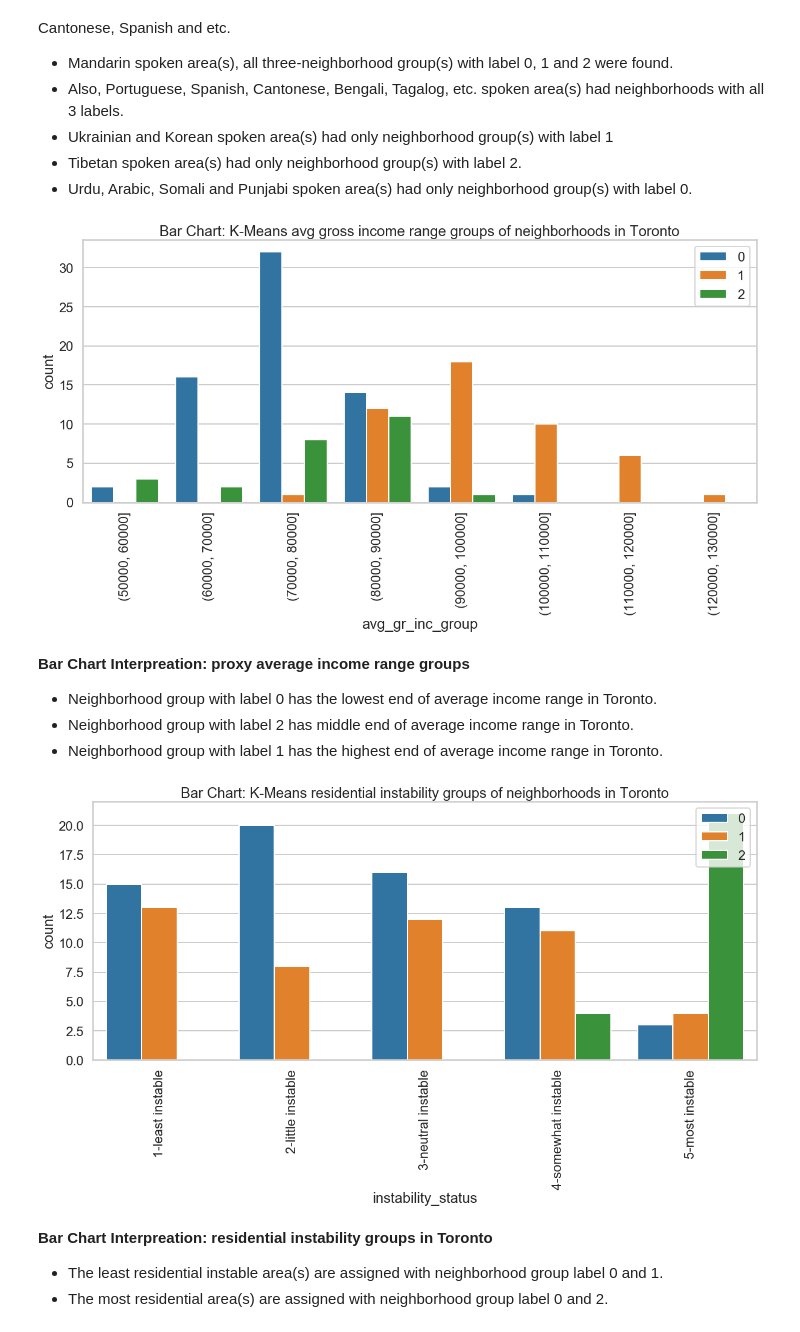
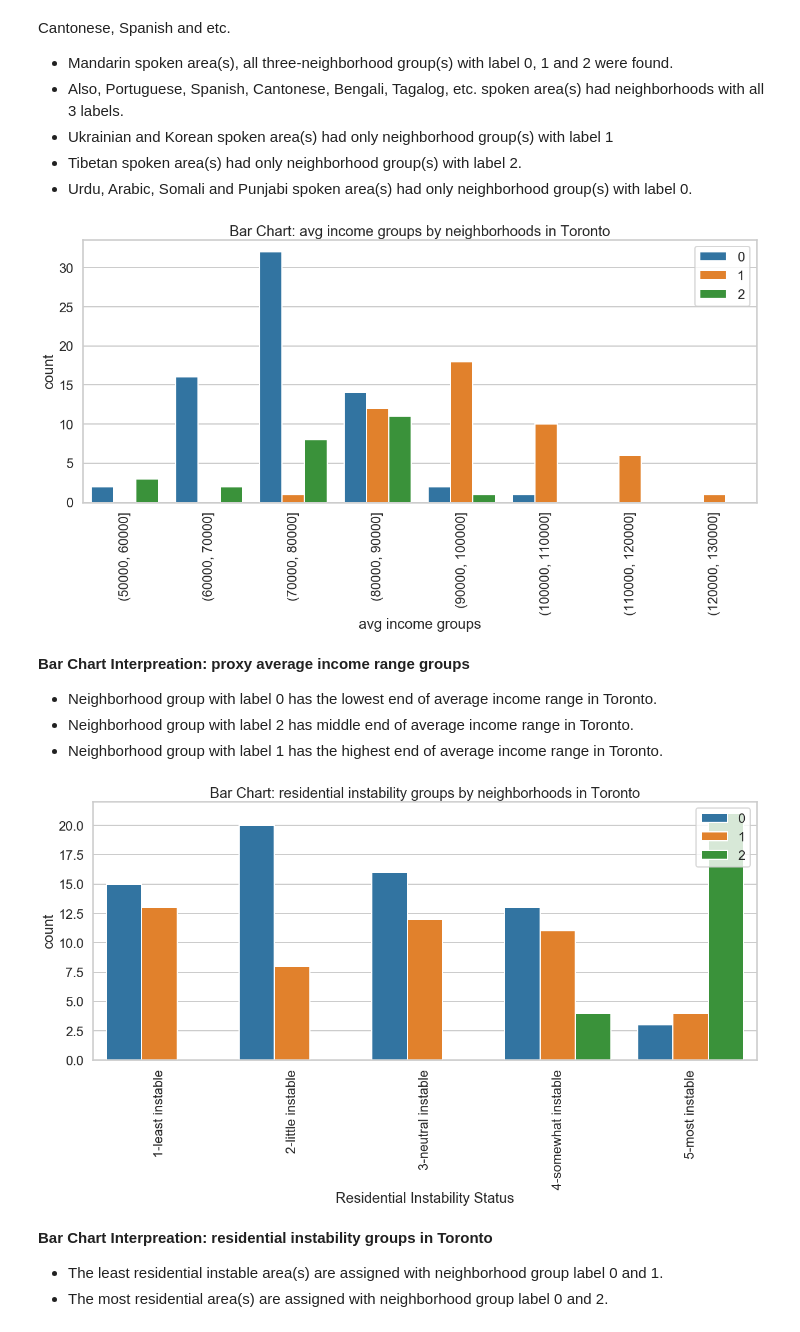
Before and after one commit to yoots88/portfolio, a Jupyter notebook: p5_community_health_profile/p5_community_health_profile.ipynb, the cells around one changed output. Saved outputs shown, nothing was run; the diff lists cells and outputs as text; code cells hidden in the pictures.

```diff
--- a/p5_community_health_profile/p5_community_health_profile.ipynb
+++ b/p5_community_health_profile/p5_community_health_profile.ipynb
@@ -483,2 +484,20 @@ df_review_hc.head()
+# %%
+# Write a function to plot: bar charts
+def plot_bar_chart(x,y,df,var,label):
+    plt.figure(figsize=(20,8))
+    sns.countplot(x=x, hue=y, data=df)
+    plt.title('Bar Chart: ' + var)
+    plt.xticks(rotation=90)
+    plt.xlabel(label)
+    plt.legend(loc='upper right')
+
+# Write a function to plot: bar charts by ordinal categorical order
+def plot_bar_chart_order(x,y,df,var,label,order):
+    plt.figure(figsize=(20,8))
+    sns.countplot(x=x, hue=y, data=df, order=order)
+    plt.title('Bar Chart: ' + var)
+    plt.xticks(rotation=90)
+    plt.xlabel(label)
+    plt.legend(loc='upper right')
 # %%
 # Plot bar charts on City of Toronto Wards and cluster labels:
@@ -519,14 +531,11 @@ Note: Mandarin spoken area was predominant in Toronto neighborhood areas followe
 * Urdu, Arabic, Somali and Punjabi spoken area(s) had only neighborhood group(s) with label 0.
 # %%
 # Plot bar charts on avg. gross income group and cluster labels:
-plt.figure(figsize=(20,8))
-sns.countplot(x='avg_gr_inc_group', hue='label', data=df_review)
-plt.title('Bar Chart: K-Means avg gross income range groups of neighborhoods in Toronto')
-plt.xticks(rotation=90)
-plt.legend(loc='upper right')
+plot_bar_chart('avg_gr_inc_group','label', df_review,
+               'avg income groups by neighborhoods in Toronto', 'avg income groups')
 plt.show()
 # %% [output]
-[figure, old version]
+[figure, new version]
 # %% [markdown]
 **Bar Chart Interpreation: proxy average income range groups**
 * Neighborhood group with label 0 has the lowest end of average income range in Toronto.
@@ -534,14 +543,12 @@ plt.show()
 * Neighborhood group with label 1 has the highest end of average income range in Toronto.
 # %%
 # Plot bar charts on residential instability and cluster labels:
-plt.figure(figsize=(20,8))
-sns.countplot(x='instability_status', hue='label', data=df_review)
-plt.title('Bar Chart: K-Means residential instability groups of neighborhoods in Toronto')
-plt.xticks(rotation=90)
-plt.legend(loc='upper right')
+plot_bar_chart_order('instability_status','label', df_review, 'residential instability groups by neighborhoods in Toronto',
+                     'Residential Instability Status', order=['1-least instable', '2-little instable',
+                     '3-neutral instable', '4-somewhat instable', '5-most instable'])
 plt.show()
 # %% [output]
-[figure, old version]
+[figure, new version]
 # %% [markdown]
 **Bar Chart Interpreation: residential instability groups in Toronto**
 * The least residential instable area(s) are assigned with neighborhood group label 0 and 1.
```
Also changed, not shown: parts of 12 cells of this notebook.
